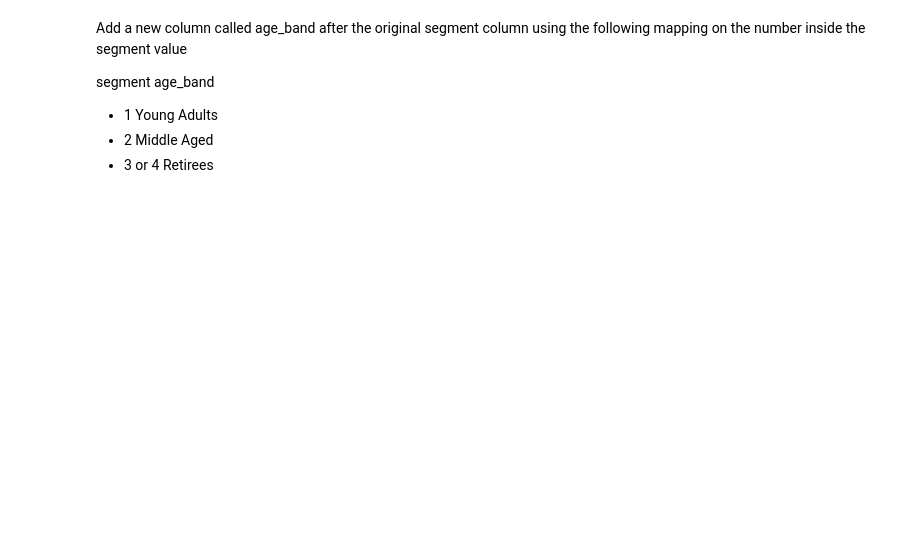
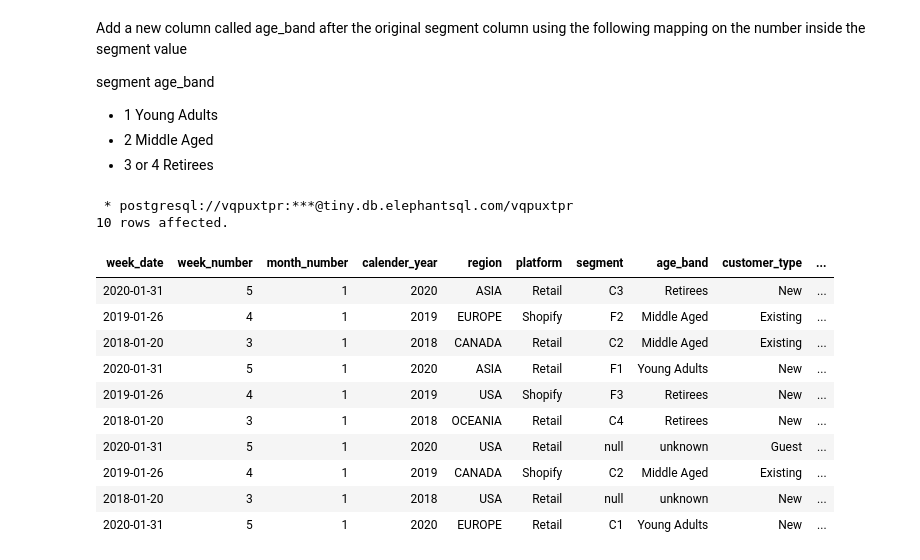
Before and after one commit to ishank296/8weekssqlchallenge, a Jupyter notebook: case_study_05.ipynb, the cells around one changed output. Saved outputs shown, nothing was run; the diff lists cells and outputs as text; code cells hidden in the pictures; blank space fills up the shorter version.

```diff
--- a/case_study_05.ipynb
+++ b/case_study_05.ipynb
@@ -6094,3 +6171,46 @@ segment	age_band
 * 1	Young Adults
 * 2	Middle Aged
 * 3 or 4	Retirees
+# %%
+%%sql
+with temp_1 as
+(
+select
+to_date(week_date,'DD/M/YY') week_date,
+region,
+platform,
+segment,
+customer_type,
+transactions::integer,
+sales::integer
+ from weekly_sales
+)
+select week_date,
+extract(WEEK from week_date)::integer week_number,
+extract(MONTH from week_date)::integer month_number,
+extract(YEAR from week_date)::integer calender_year,
+region,
+platform,
+segment,
+case when substr(segment,2,1) = '1' then 'Young Adults'
+   when substr(segment,2,1) = '2' then 'Middle Aged'
+   when substr(segment,2,1) in ('3','4') then 'Retirees'
+   else 'unknown' end age_band,
+customer_type,
+transactions,
+sales
+from temp_1 limit 10
+# %% [output]
+ * postgresql://vqpuxtpr:***@tiny.db.elephantsql.com/vqpuxtpr
+10 rows affected.
+| week_date | week_number | month_number | calender_year | region | platform | segment | age_band | customer_type | ... |
+| 2020-01-31 | 5 | 1 | 2020 | ASIA | Retail | C3 | Retirees | New | ... |
+| 2019-01-26 | 4 | 1 | 2019 | EUROPE | Shopify | F2 | Middle Aged | Existing | ... |
+| 2018-01-20 | 3 | 1 | 2018 | CANADA | Retail | C2 | Middle Aged | Existing | ... |
+| 2020-01-31 | 5 | 1 | 2020 | ASIA | Retail | F1 | Young Adults | New | ... |
+| 2019-01-26 | 4 | 1 | 2019 | USA | Shopify | F3 | Retirees | New | ... |
+| 2018-01-20 | 3 | 1 | 2018 | OCEANIA | Retail | C4 | Retirees | New | ... |
+| 2020-01-31 | 5 | 1 | 2020 | USA | Retail | null | unknown | Guest | ... |
+| 2019-01-26 | 4 | 1 | 2019 | CANADA | Shopify | C2 | Middle Aged | Existing | ... |
+| 2018-01-20 | 3 | 1 | 2018 | USA | Retail | null | unknown | New | ... |
+| 2020-01-31 | 5 | 1 | 2020 | EUROPE | Retail | C1 | Young Adults | New | ... |
```
Also changed, not shown: parts of 19 cells of this notebook.
